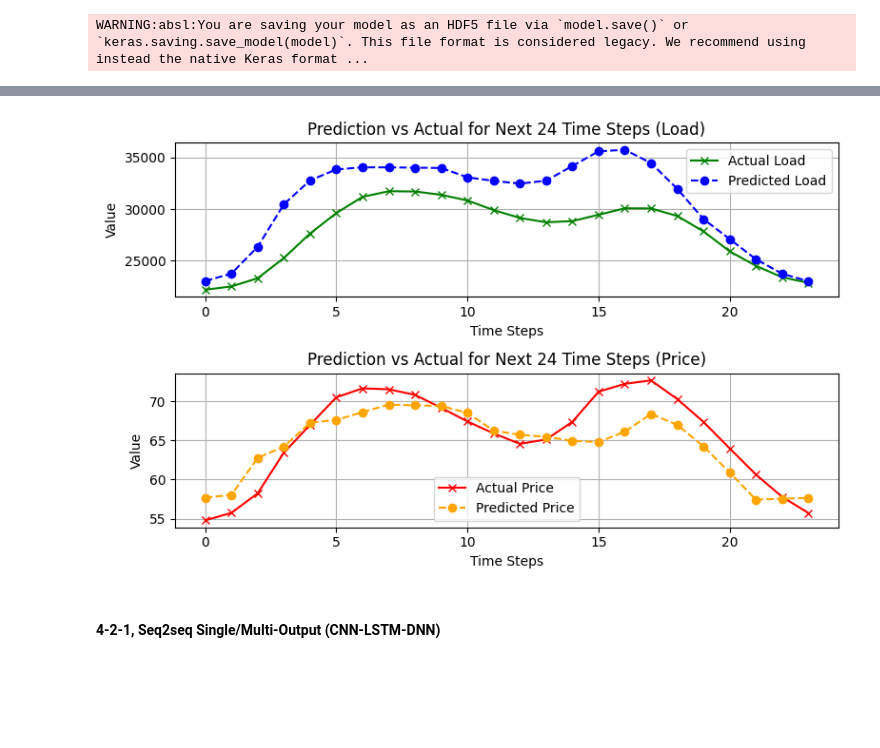
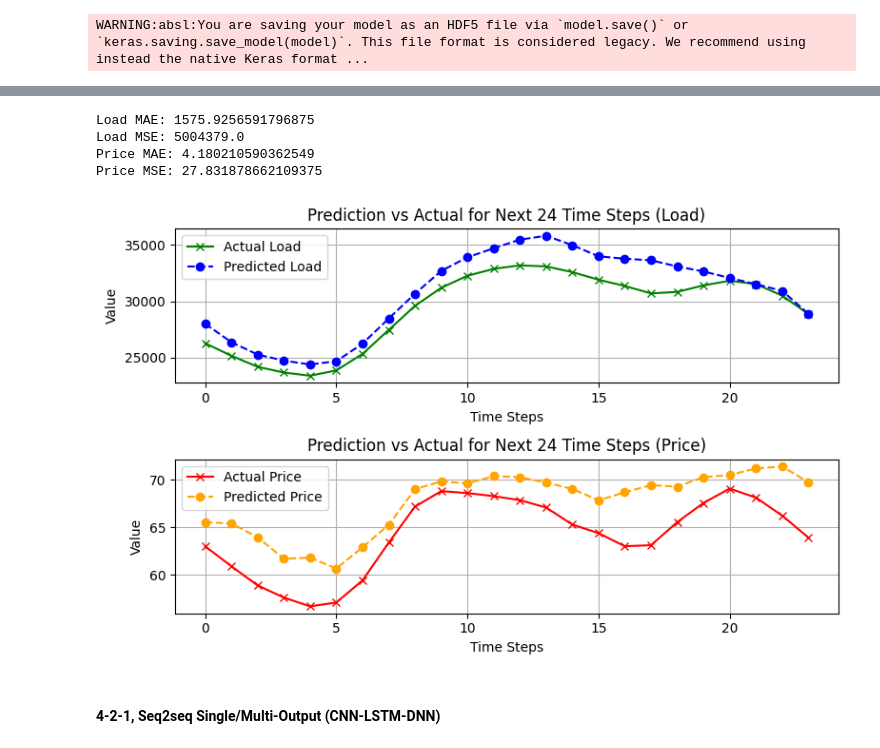
Before and after one commit to Jackson00Han/Time-Series-Training, a Jupyter notebook: Copy_of_multivariate_time_series.ipynb, the cells around one changed output, grey strips where cells are left out. Saved outputs shown, nothing was run; the diff lists cells and outputs as text; code cells hidden in the pictures; blank space fills up the shorter version.

```diff
--- a/Copy_of_multivariate_time_series.ipynb
+++ b/Copy_of_multivariate_time_series.ipynb
@@ -1677,28 +1933,39 @@ WARNING:absl:Compiled the loaded model, but the compiled metrics have yet to be
+# %%
+print(f"Load MAE: {mae_load}")
+print(f"Load MSE: {mse_load}")
+
+print(f"Price MAE: {mae_price}")
+print(f"Price MSE: {mse_price}")
+# %% [output]
+Load MAE: 1575.9256591796875
+Load MSE: 5004379.0
+Price MAE: 4.180210590362549
+Price MSE: 27.831878662109375
 # %%
 fig, axs = plt.subplots(2, 1, figsize=(8, 5))
-axs[0].plot(inversed_predicted_load[199,:], label='Actual Load', linestyle='-', marker='x', c='green')
-axs[0].plot(inversed_actual_load[199,:], label='Predicted Load', linestyle='--', marker='o', c='blue')
+axs[0].plot(predicted_load_original[99,:], label='Actual Load', linestyle='-', marker='x', c='green')
+axs[0].plot(actual_load_original[99,:], label='Predicted Load', linestyle='--', marker='o', c='blue')
 
 axs[0].set_title(f'Prediction vs Actual for Next 24 Time Steps (Load)')
 axs[0].set_xlabel('Time Steps')
 
 axs[0].set_ylabel('Value')
 axs[0].legend()
 axs[0].grid(True)
 
-axs[1].plot(inversed_predicted_price[199,:], label='Actual Price', linestyle='-', marker='x', c='red')
-axs[1].plot(inversed_actual_price[199,:], label='Predicted Price', linestyle='--', marker='o', c='orange')
+axs[1].plot(predicted_price_original[99,:], label='Actual Price', linestyle='-', marker='x', c='red')
+axs[1].plot(actual_price_original[99,:], label='Predicted Price', linestyle='--', marker='o', c='orange')
 
 axs[1].set_title(f'Prediction vs Actual for Next 24 Time Steps (Price)')
 axs[1].set_xlabel('Time Steps')
 axs[1].set_ylabel('Value')
 axs[1].legend()
 axs[1].grid(True)
 
 plt.tight_layout()
 plt.show()
 # %% [output]
-[figure, old version]
+[figure, new version]
 # %% [markdown]
 #### 4-2-1, Seq2seq Single/Multi-Output (CNN-LSTM-DNN)
 # %%
```
Also changed, not shown: parts of 67 cells of this notebook.
